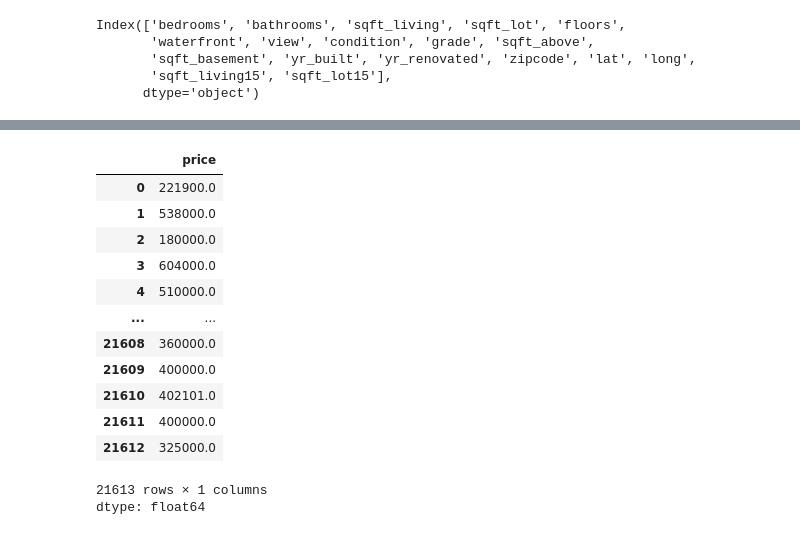
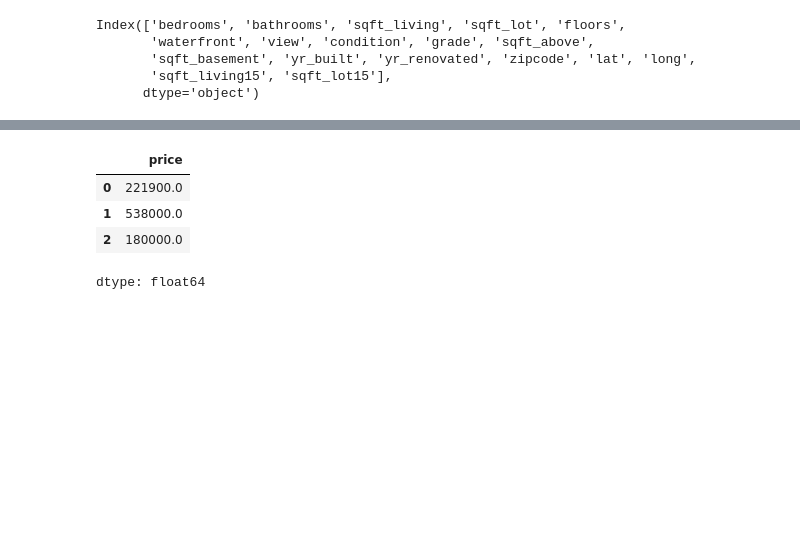
Before and after one commit to HammadN98/Curso_Estatistica, a Jupyter notebook: S9CorrelacaoRegressao.ipynb, the cells around one changed output, grey strips where cells are left out. Drawn from its saved outputs; the diff is of its cells as text; code cells hidden in the pictures; blank space fills up the shorter version.

```diff
--- a/S9CorrelacaoRegressao.ipynb
+++ b/S9CorrelacaoRegressao.ipynb
@@ -173,17 +163,8 @@ dataset.iloc[:, 3:21]
 # %%
-dataset.iloc[:,2]
+dataset.iloc[:,2].head(3)
 # %% [output]
 |  | price |
 | 0 | 221900.0 |
 | 1 | 538000.0 |
 | 2 | 180000.0 |
-| 3 | 604000.0 |
-| 4 | 510000.0 |
-| ... | ... |
-| 21608 | 360000.0 |
-| 21609 | 400000.0 |
-| 21610 | 402101.0 |
-| 21611 | 400000.0 |
-| 21612 | 325000.0 |
-21613 rows × 1 columns
 dtype: float64
```
Also changed, not shown: parts of 21 cells of this notebook.
